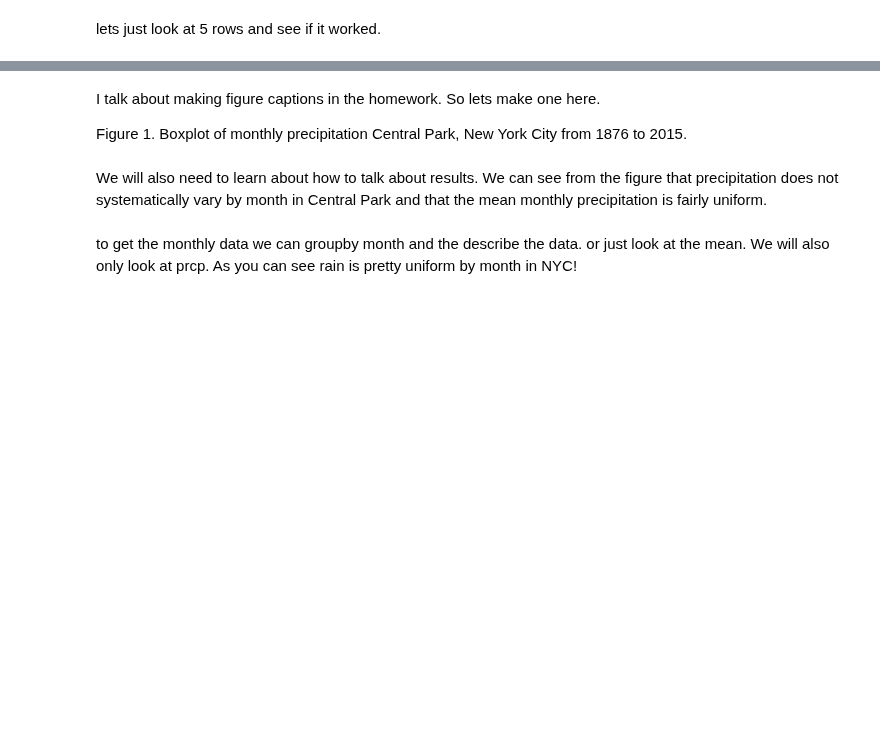
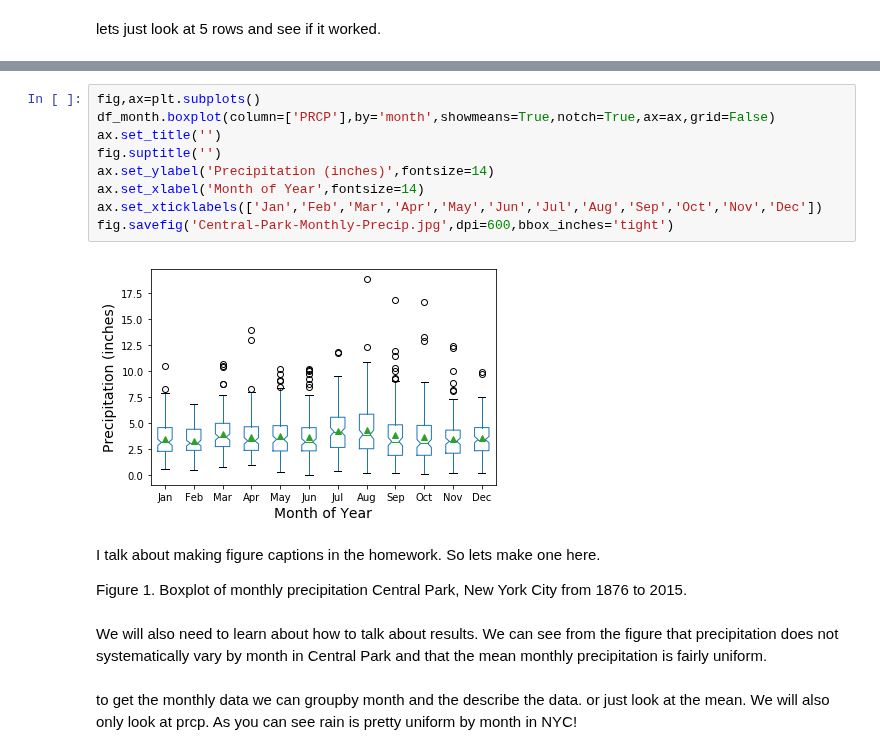
Before and after one commit to bmaillou/BigDataPython, a Jupyter notebook: time-series-first-analysis_v2.ipynb, the cells around one changed output, grey strips where cells are left out. Saved outputs shown, nothing was run; the diff lists cells and outputs as text; blank space fills up the shorter version.

```diff
--- a/time-series-first-analysis_v2.ipynb
+++ b/time-series-first-analysis_v2.ipynb
@@ -284,3 +317,14 @@ data_month.boxplot(column=['PRCP'],by='month')
+# %%
+fig,ax=plt.subplots()
+df_month.boxplot(column=['PRCP'],by='month',showmeans=True,notch=True,ax=ax,grid=False)
+ax.set_title('')
+fig.suptitle('')
+ax.set_ylabel('Precipitation (inches)',fontsize=14)
+ax.set_xlabel('Month of Year',fontsize=14)
+ax.set_xticklabels(['Jan','Feb','Mar','Apr','May','Jun','Jul','Aug','Sep','Oct','Nov','Dec'])
+fig.savefig('Central-Park-Monthly-Precip.jpg',dpi=600,bbox_inches='tight')
+# %% [output]
+[figure, added]
 # %% [markdown]
 I talk about making figure captions in the homework.  So lets make one here.
 
```
Also changed, not shown: parts of 31 cells of this notebook.
